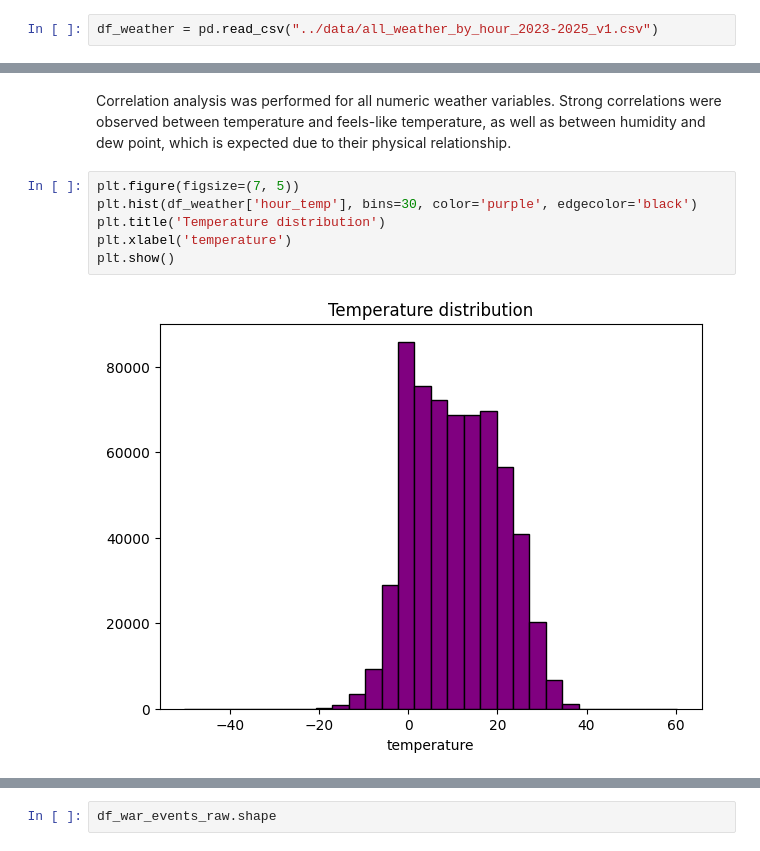
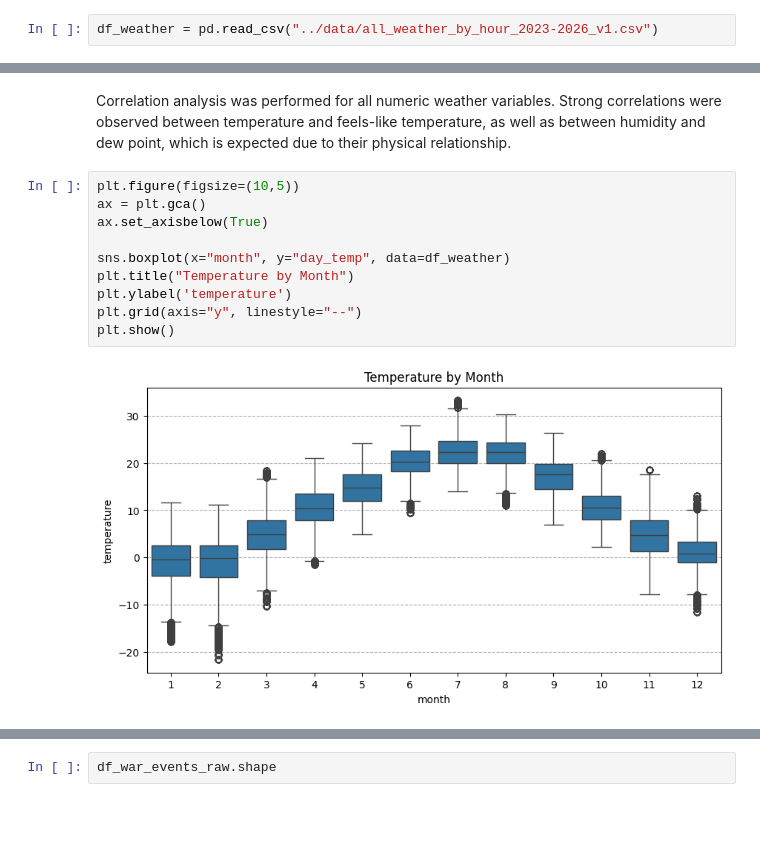
Before and after one commit to khorunzhaviktoriia/war-events-predictor-saas, a Jupyter notebook: forecasting/war_events_predictor.ipynb, the cells around one changed output, grey strips where cells are left out. Saved outputs shown, nothing was run; the diff lists cells and outputs as text; blank space fills up the shorter version.

Commit message:
improve weather visualizations and code structure

```diff
--- a/forecasting/war_events_predictor.ipynb
+++ b/forecasting/war_events_predictor.ipynb
@@ -29,5 +29,5 @@ import json
 # %%
-df_weather = pd.read_csv("../data/all_weather_by_hour_2023-2025_v1.csv")
+df_weather = pd.read_csv("../data/all_weather_by_hour_2023-2026_v1.csv")
 # %%
 df_war_events_raw = pd.read_csv("../data/alarms-240222-010325.csv", sep=";")
 df_regions = pd.read_csv("../data/regions.csv")
@@ -447,12 +437,16 @@ plt.show()
 # %% [markdown]
 Correlation analysis was performed for all numeric weather variables. Strong correlations were observed between temperature and feels-like temperature, as well as between humidity and dew point, which is expected due to their physical relationship.
 # %%
-plt.figure(figsize=(7, 5))
-plt.hist(df_weather['hour_temp'], bins=30, color='purple', edgecolor='black')
-plt.title('Temperature distribution')
-plt.xlabel('temperature')
+plt.figure(figsize=(10,5))
+ax = plt.gca()
+ax.set_axisbelow(True)
+
+sns.boxplot(x="month", y="day_temp", data=df_weather)
+plt.title("Temperature by Month")
+plt.ylabel('temperature')
+plt.grid(axis="y", linestyle="--")
 plt.show()
 # %% [output]
-[figure, old version]
+[figure, new version]
 # %%
 plt.figure(figsize=(10,5))
```
Also changed, not shown: parts of 67 cells of this notebook.
